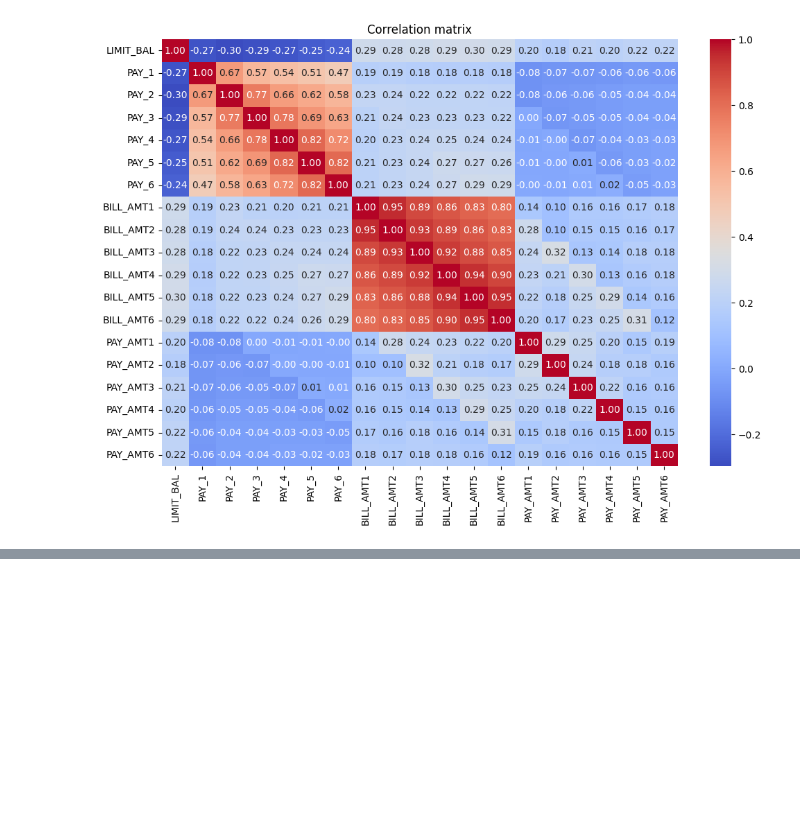
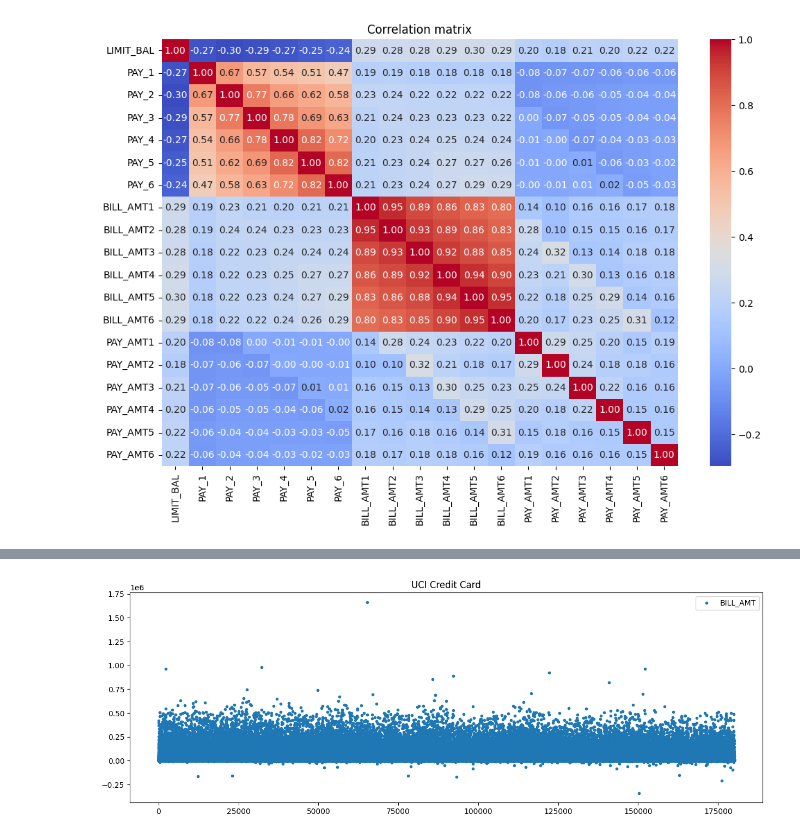
Before and after one commit to Generickle/credit-card-forecasting, a Jupyter notebook: CreditCardForecasting.ipynb, the cells around one changed output, grey strips where cells are left out. Drawn from its saved outputs; the diff is of its cells as text; code cells hidden in the pictures; blank space fills up the shorter version.

```diff
--- a/CreditCardForecasting.ipynb
+++ b/CreditCardForecasting.ipynb
@@ -427,0 +187,4 @@ plt.show()
+# %%
+_ = data_melted.plot(style='.', figsize=(15,5), title='UCI Credit Card')
+# %% [output]
+[figure, added]
```
Also changed, not shown: parts of 57 cells of this notebook.
